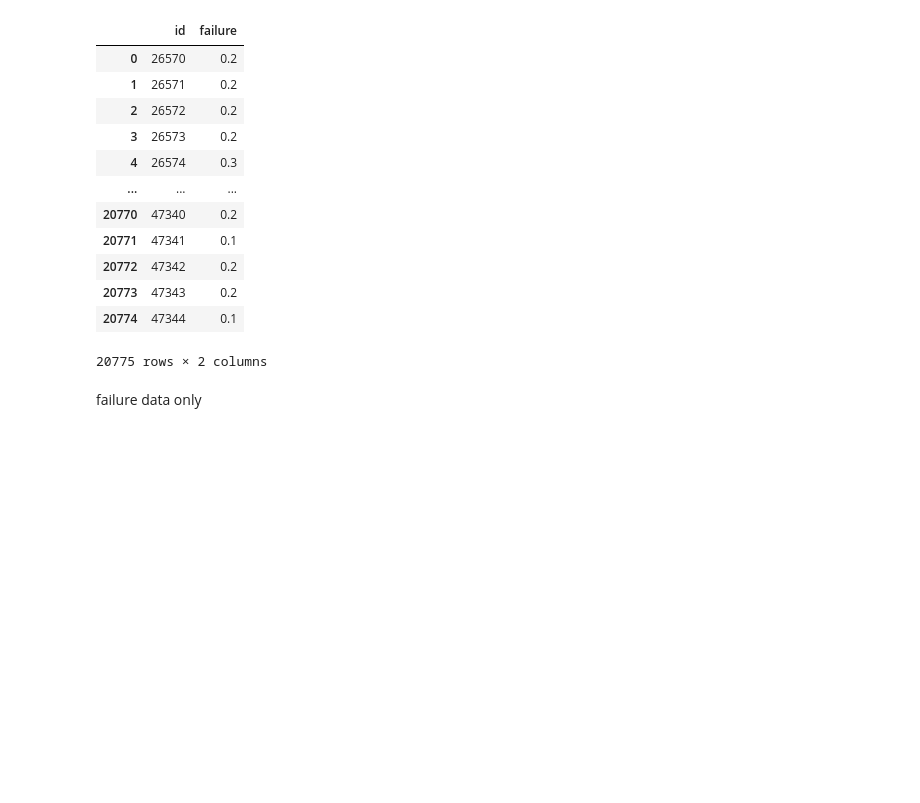
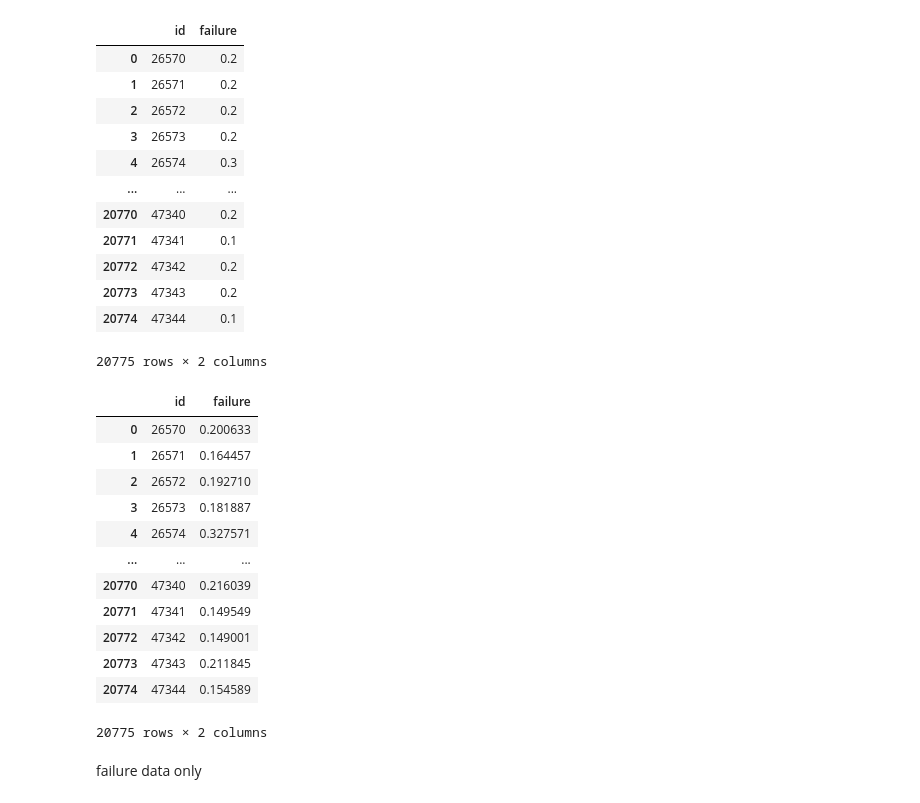
Before and after one commit to indhra/2019, a Jupyter notebook: playgroundseries-aug22.ipynb, the cells around one changed output. Saved outputs shown, nothing was run; the diff lists cells and outputs as text; code cells hidden in the pictures; blank space fills up the shorter version.

```diff
--- a/playgroundseries-aug22.ipynb
+++ b/playgroundseries-aug22.ipynb
@@ -1214,3 +1212,41 @@ final
+# %%
+
+from sklearn.linear_model import LogisticRegression
+
+xTrain = np.array(train_inputs).reshape(-1,1)
+yTrain = np.array(train_outputs).reshape(-1,1)
+
+lrModel = LogisticRegression(random_state=RS)
+lrModel.fit(train_inputs,train_outputs)
+
+temps_reshap = np.array(temps).reshape(-1,1)
+yPreds  = lrModel.predict_proba(temps)
+
+
+
+predss = pd.DataFrame(yPreds)
+predss['id'] = idss
+# ffdf = pd.concat([ffdf,predss])
+
+
+ffdf = predss[['id',1]]
+final= ffdf.rename(columns={1:'failure'})
+final.to_csv('submisionLG.csv', index=False)
+final
+# %% [output]
+|  | id | failure |
+| 0 | 26570 | 0.200633 |
+| 1 | 26571 | 0.164457 |
+| 2 | 26572 | 0.192710 |
+| 3 | 26573 | 0.181887 |
+| 4 | 26574 | 0.327571 |
+| ... | ... | ... |
+| 20770 | 47340 | 0.216039 |
+| 20771 | 47341 | 0.149549 |
+| 20772 | 47342 | 0.149001 |
+| 20773 | 47343 | 0.211845 |
+| 20774 | 47344 | 0.154589 |
+20775 rows × 2 columns
 # %% [markdown]
 failure data only
 # %% [markdown]
```
Also changed, not shown: parts of 2 cells of this notebook.
